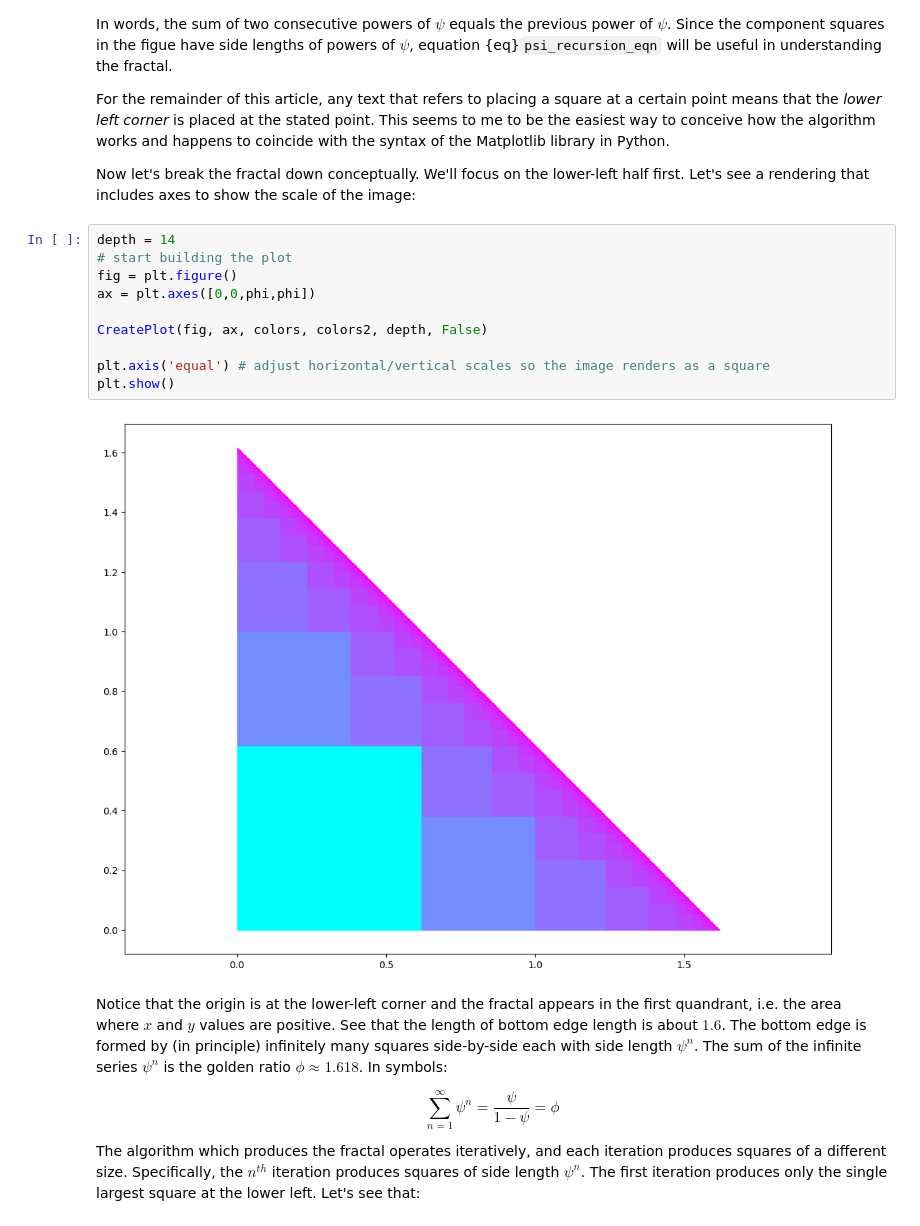
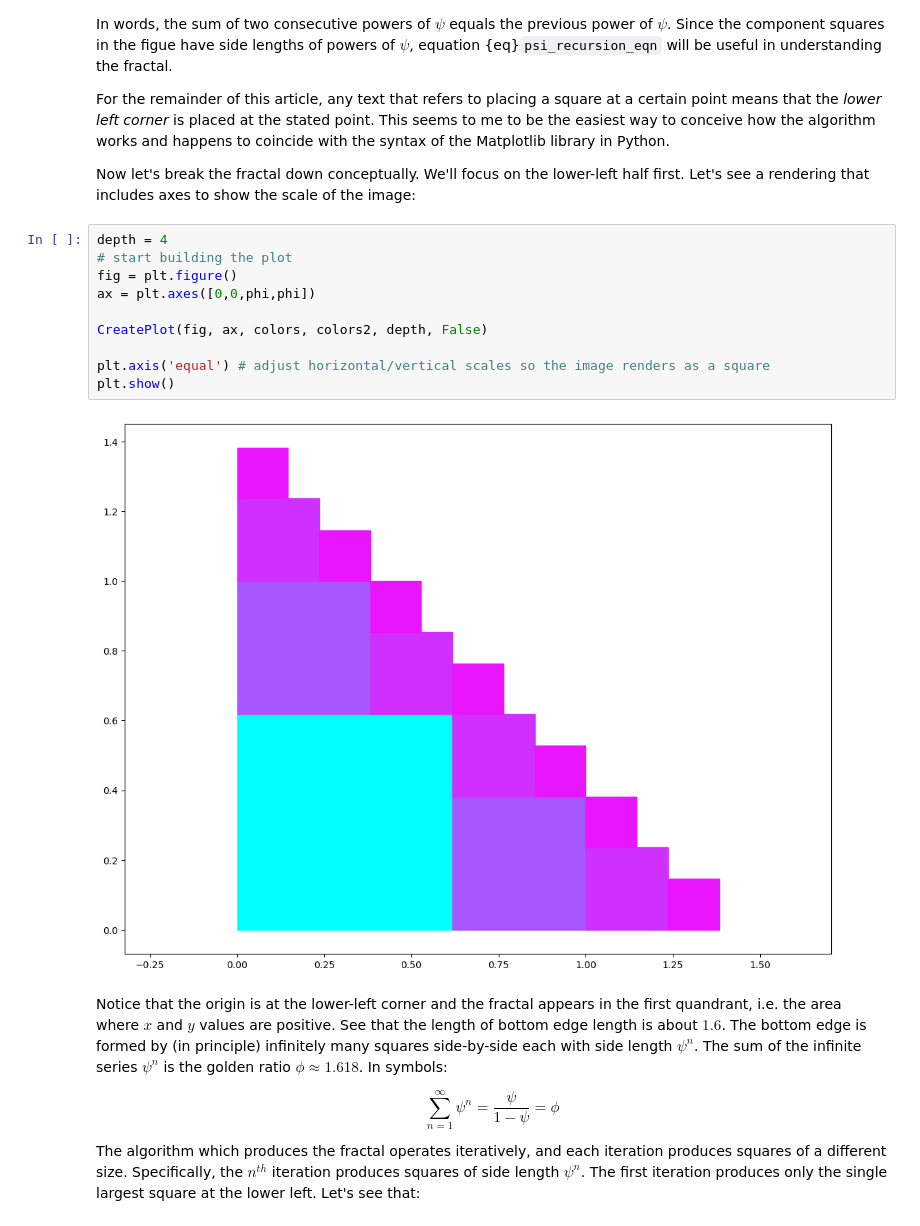
Before and after one commit to Jim-Pearson/Jim-Pearson.github.io, a Jupyter notebook: GoldenSquareFractal.ipynb, the cells around one changed output. Cells and saved outputs as stored; diff of their text form.

```diff
--- a/GoldenSquareFractal.ipynb
+++ b/GoldenSquareFractal.ipynb
@@ -93,17 +114,17 @@ For the remainder of this article, any text that refers to placing a square at a
 
 Now let's break the fractal down conceptually. We'll focus on the lower-left half first. Let's see a rendering that includes axes to show the scale of the image:
 # %%
-depth = 14
+depth = 4
 # start building the plot
 fig = plt.figure()
 ax = plt.axes([0,0,phi,phi])
 
 CreatePlot(fig, ax, colors, colors2, depth, False)
 
 plt.axis('equal') # adjust horizontal/vertical scales so the image renders as a square
 plt.show()
 # %% [output]
-[figure, old version]
+[figure, new version]
 # %% [markdown]
 Notice that the origin is at the lower-left corner and the fractal appears in the first quandrant, i.e. the area where $x$ and $y$ values are positive. See that the length of bottom edge length is about $1.6$. The bottom edge is formed by (in principle) infinitely many squares side-by-side each with side length $\psi^n$. The sum of the infinite series $\psi^n$ is the golden ratio $\phi \approx 1.618$. In symbols:
 
```
Also changed, not shown: parts of 3 cells of this notebook, 9 other files.
